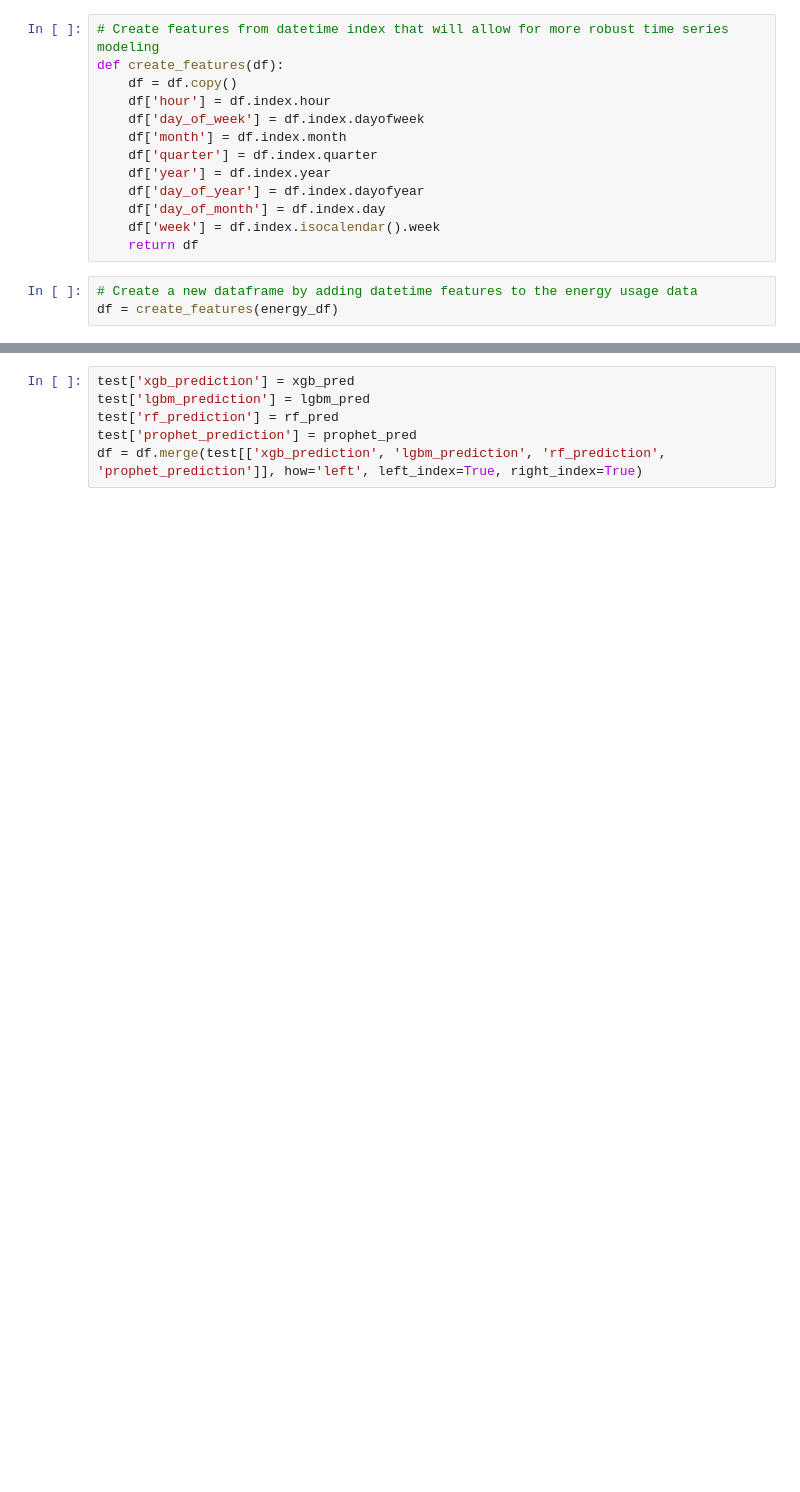
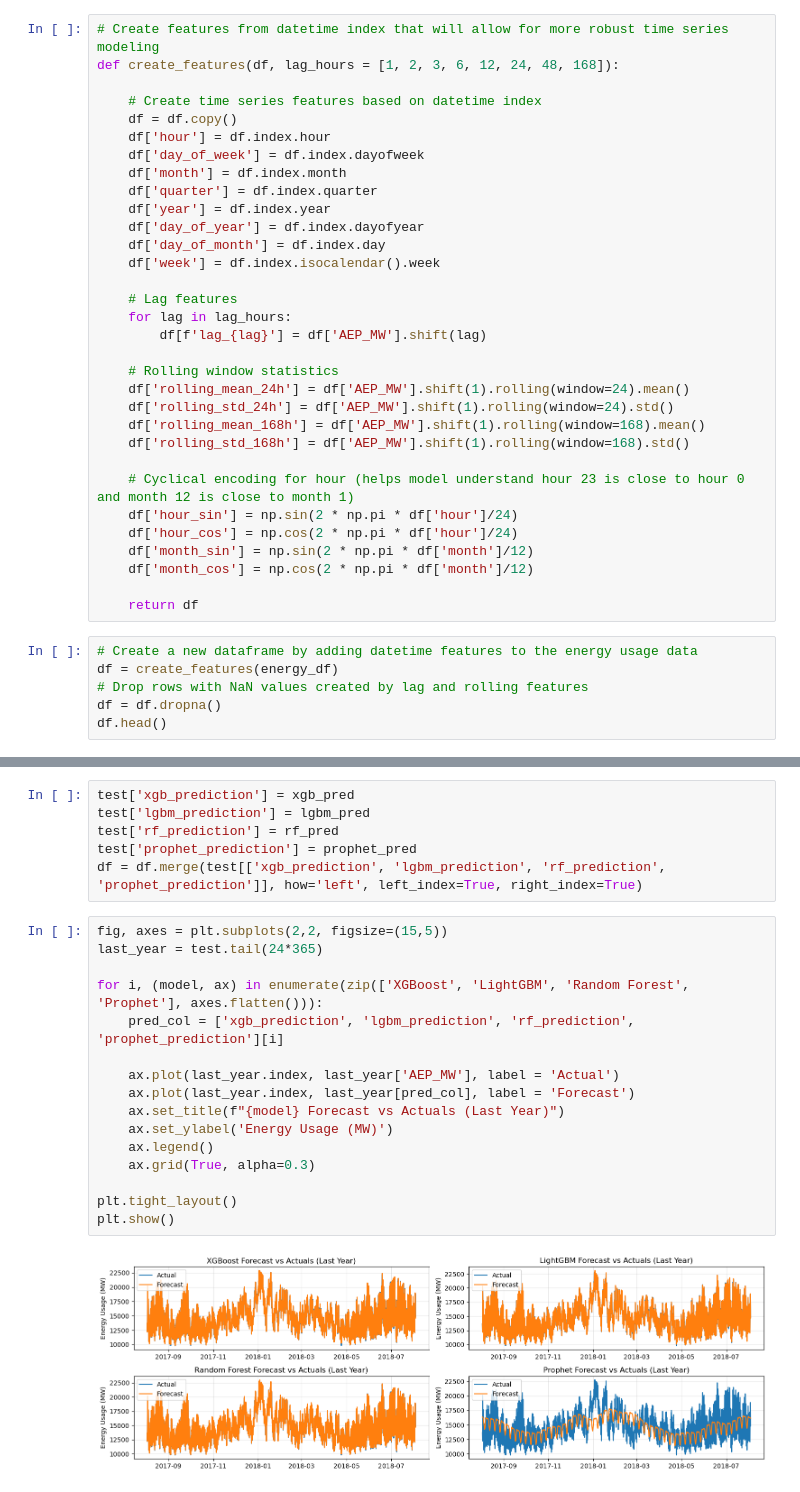
Before and after one commit to DaeJens/aep_TimeSeriesForecast, a Jupyter notebook: TimeSeriesForecasting_energy.ipynb, the cells around one changed output, grey strips where cells are left out. Drawn from its saved outputs; the diff is of its cells as text; blank space fills up the shorter version.

```diff
--- a/TimeSeriesForecasting_energy.ipynb
+++ b/TimeSeriesForecasting_energy.ipynb
@@ -76,7 +76,9 @@ Latest Date: 2018-08-03 00:00:00
 ### 2. Feature Creation
 # %%
 # Create features from datetime index that will allow for more robust time series modeling
-def create_features(df):
+def create_features(df, lag_hours = [1, 2, 3, 6, 12, 24, 48, 168]):
+
+    # Create time series features based on datetime index
     df = df.copy()
     df['hour'] = df.index.hour
     df['day_of_week'] = df.index.dayofweek
@@ -86,7 +88,27 @@ def create_features(df):
     df['day_of_year'] = df.index.dayofyear
     df['day_of_month'] = df.index.day
     df['week'] = df.index.isocalendar().week
+
+    # Lag features
+    for lag in lag_hours:
+        df[f'lag_{lag}'] = df['AEP_MW'].shift(lag)
+
+    # Rolling window statistics
+    df['rolling_mean_24h'] = df['AEP_MW'].shift(1).rolling(window=24).mean()
+    df['rolling_std_24h'] = df['AEP_MW'].shift(1).rolling(window=24).std()
+    df['rolling_mean_168h'] = df['AEP_MW'].shift(1).rolling(window=168).mean()
+    df['rolling_std_168h'] = df['AEP_MW'].shift(1).rolling(window=168).std()
+
+    # Cyclical encoding for hour (helps model understand hour 23 is close to hour 0 and month 12 is close to month 1)
+    df['hour_sin'] = np.sin(2 * np.pi * df['hour']/24)
+    df['hour_cos'] = np.cos(2 * np.pi * df['hour']/24)
+    df['month_sin'] = np.sin(2 * np.pi * df['month']/12)
+    df['month_cos'] = np.cos(2 * np.pi * df['month']/12)
+
     return df
 # %%
 # Create a new dataframe by adding datetime features to the energy usage data
 df = create_features(energy_df)
+# Drop rows with NaN values created by lag and rolling features
+df = df.dropna()
+df.head()
@@ -360,3 +381,21 @@ test['lgbm_prediction'] = lgbm_pred
 test['rf_prediction'] = rf_pred
 test['prophet_prediction'] = prophet_pred
 df = df.merge(test[['xgb_prediction', 'lgbm_prediction', 'rf_prediction', 'prophet_prediction']], how='left', left_index=True, right_index=True)
+# %%
+fig, axes = plt.subplots(2,2, figsize=(15,5))
+last_year = test.tail(24*365)
+
+for i, (model, ax) in enumerate(zip(['XGBoost', 'LightGBM', 'Random Forest', 'Prophet'], axes.flatten())):
+    pred_col = ['xgb_prediction', 'lgbm_prediction', 'rf_prediction', 'prophet_prediction'][i]
+
+    ax.plot(last_year.index, last_year['AEP_MW'], label = 'Actual')
+    ax.plot(last_year.index, last_year[pred_col], label = 'Forecast')
+    ax.set_title(f"{model} Forecast vs Actuals (Last Year)")
+    ax.set_ylabel('Energy Usage (MW)')
+    ax.legend()
+    ax.grid(True, alpha=0.3)
+
+plt.tight_layout()
+plt.show()
+# %% [output]
+[figure, added]
```
Also changed, not shown: parts of 12 cells of this notebook.
